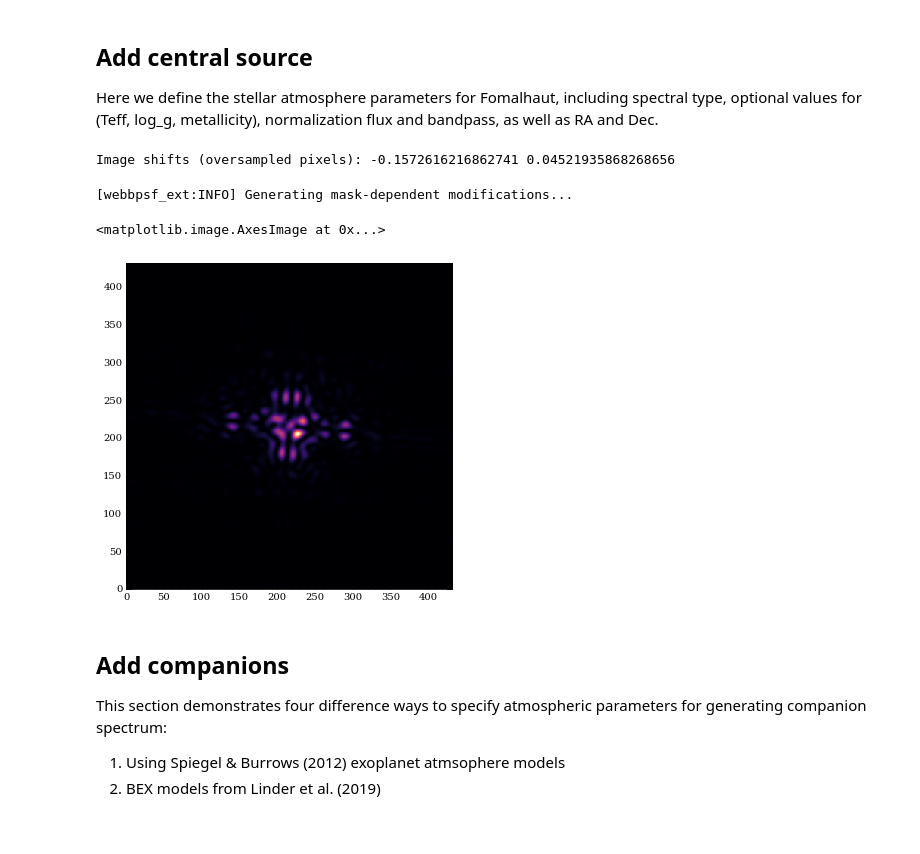
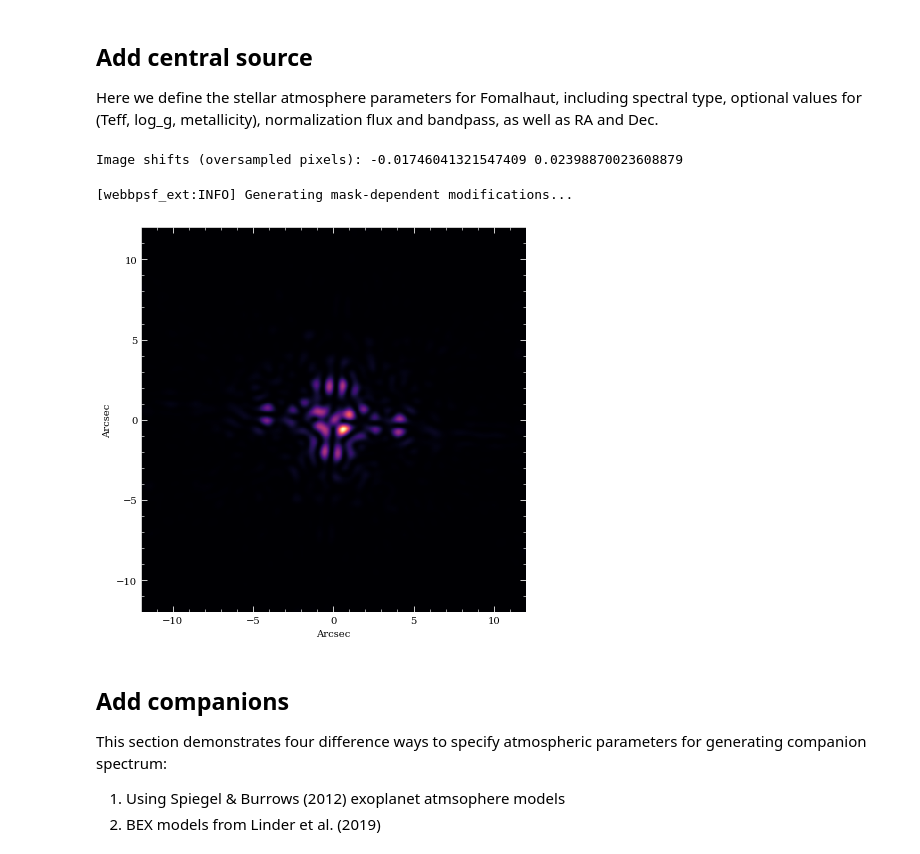
Before and after one commit to JarronL/webbpsf_ext, a Jupyter notebook: notebooks/MIRI_FQPM1550.ipynb, the cells around one changed output. Saved outputs shown, nothing was run; the diff lists cells and outputs as text; code cells hidden in the pictures.

```diff
--- a/notebooks/MIRI_FQPM1550.ipynb
+++ b/notebooks/MIRI_FQPM1550.ipynb
@@ -82,7 +82,7 @@ ap_ref = 'MIRIM_MASK1550'
 # Define the RA/Dec of reference aperture and telescope position angle
 # Position angle is angle of V3 axis rotated towards East
 ra_ref, dec_ref = (+344.41269, -29.62224)
-pos_ang = 30
+pos_ang =-5
 
 # Set any baseline pointing offsets (e.g., specified in APT's Special Requirements)
 base_offset=(0,0)
@@ -169,7 +169,7 @@ ysci_off_over = ysci_off * osamp
 
 print("Image shifts (oversampled pixels):", xsci_off_over, ysci_off_over)
 # %% [output]
-Image shifts (oversampled pixels): -0.1572616216862741 0.04521935868268656
+Image shifts (oversampled pixels): -0.01746041321547409 0.02398870023608879
 # %%
 # Create PSF
 # PSFs already includes geometric distortions based on SIAF info
@@ -181,17 +181,31 @@ ny_pix, nx_pix = (siaf_ap.YSciSize, siaf_ap.XSciSize)
 ny_pix_over, nx_pix_over = np.array([ny_pix, nx_pix]) * osamp
 shape_new = (ny_pix*osamp, nx_pix*osamp)
 delyx = (ysci_off_over, xsci_off_over)
-image_full = pad_or_cut_to_size(hdul[0].data, shape_new, offset_vals=delyx)
+image_star = pad_or_cut_to_size(hdul[0].data, shape_new, offset_vals=delyx)
 
 # Make new HDUList of target (just central source so far)
-hdul_full = fits.HDUList(fits.PrimaryHDU(data=image_full, header=hdul[0].header))
+hdul_full = fits.HDUList(fits.PrimaryHDU(data=image_star, header=hdul[0].header))
 # %% [output]
 [webbpsf_ext:INFO] Generating mask-dependent modifications...
 # %%
-plt.imshow(hdul_full[0].data, cmap='magma')
+fig, ax = plt.subplots(1,1)
+
+hdr = hdul_full[0].header
+extent = 0.5 * np.array([-1,1,-1,1]) * image_star.shape[0] * hdr['PIXELSCL']
+ax.imshow(hdul_full[0].data, extent=extent, cmap='magma')
+
+ax.set_xlabel('Arcsec')
+ax.set_ylabel('Arcsec')
+
+ax.tick_params(axis='both', color='white', which='both')
+for k in ax.spines.keys():
+    ax.spines[k].set_color('white')
+ax.xaxis.get_major_locator().set_params(nbins=9, steps=[1, 2, 5, 10])
+ax.yaxis.get_major_locator().set_params(nbins=9, steps=[1, 2, 5, 10])
+
+fig.tight_layout()
 # %% [output]
-<matplotlib.image.AxesImage at 0x...>
-[figure, old version]
+[figure, new version]
 # %% [markdown]
 ## Add companions
 
```
Also changed, not shown: parts of 23 cells of this notebook.
